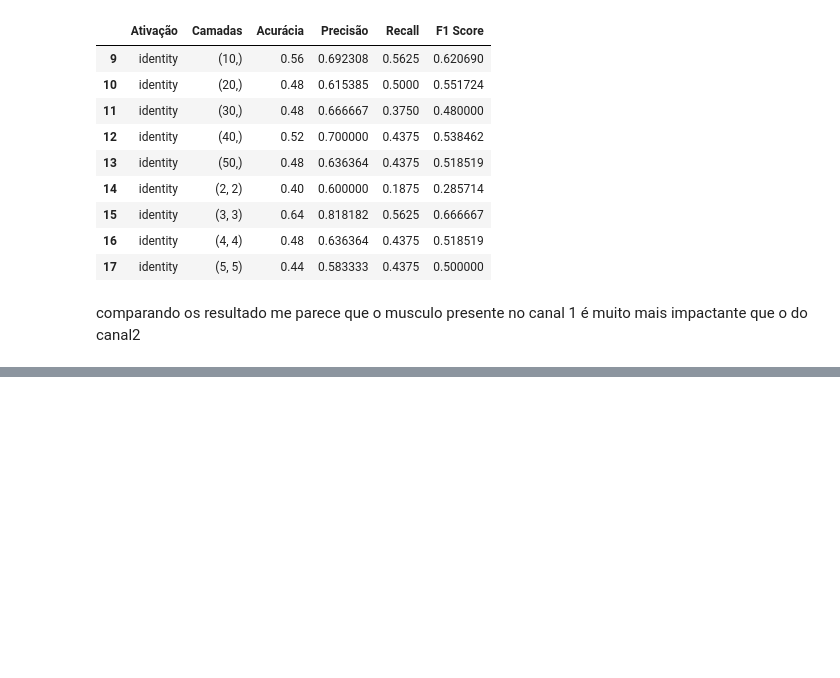
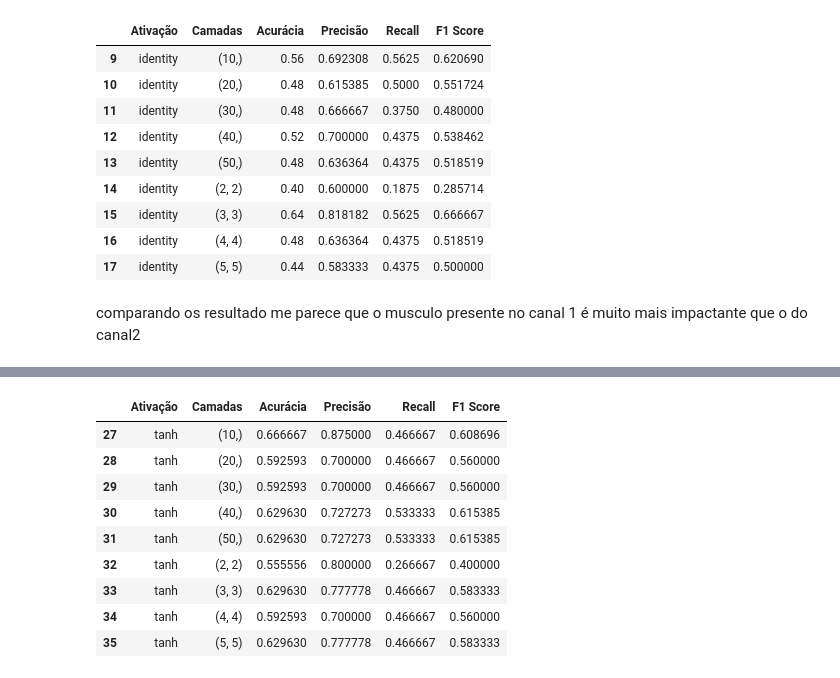
Before and after one commit to PedroOlavo/Bolsa_IC, a Jupyter notebook: Testes_RNA_Movimentos.ipynb, the cells around one changed output, grey strips where cells are left out. Drawn from its saved outputs; the diff is of its cells as text; code cells hidden in the pictures; blank space fills up the shorter version.

```diff
--- a/Testes_RNA_Movimentos.ipynb
+++ b/Testes_RNA_Movimentos.ipynb
@@ -213,0 +228,9 @@ comparando os resultado me parece que o musculo presente no canal 1 é muito mai
+# %%
+y = dados3['class']
+dados3.drop(columns=['class'], inplace=True)
+x = dados3
+X_train, X_test, Y_train, Y_test = train_test_split(x, y, test_size=0.3, random_state=1)
+# %%
+scaler = StandardScaler()
+
+scaler.fit_transform(X_train)
@@ -213,0 +251,42 @@ comparando os resultado me parece que o musculo presente no canal 1 é muito mai
+# %%
+ativações = ['relu', 'identity', 'logistic', 'tanh']
+layers = [(10,),(20,),(30,),(40,),(50,),(2,2),(3,3),(4,4),(5,5)]
+df3 = pd.DataFrame(columns=['Ativação','Camadas', 'Acurácia', 'Precisão', 'Recall', 'F1 Score'])
+i = 0
+for ativação in ativações:
+  i = i
+  for layer in layers:
+    lista = []
+    rede = MLPClassifier(activation=ativação,hidden_layer_sizes=layer,max_iter=300 ,random_state=1);
+    rede.fit(X_train,Y_train);
+    pred = rede.predict(X_test);
+    acc = accuracy_score(Y_test, pred);
+    prec = precision_score(Y_test, pred);
+    rec = recall_score(Y_test, pred);
+    f1 = f1_score(Y_test, pred);
+    lista.append(ativação)
+    lista.append(layer)
+    lista.append(acc)
+    lista.append(prec)
+    lista.append(rec)
+    lista.append(f1)
+    df3.loc[i] = lista
+    i = i + 1
+# %%
+df_tanh3 = df3.loc[df3['Ativação']=='tanh']
+df_relu3 = df3.loc[df3['Ativação']=='relu']
+df_identity3 = df3.loc[df3['Ativação']=='identity']
+df_logistic3 = df3.loc[df3['Ativação']=='logistic']
+# %%
+df_tanh3
+# %% [output]
+|  | Ativação | Camadas | Acurácia | Precisão | Recall | F1 Score |
+| 27 | tanh | (10,) | 0.666667 | 0.875000 | 0.466667 | 0.608696 |
+| 28 | tanh | (20,) | 0.592593 | 0.700000 | 0.466667 | 0.560000 |
+| 29 | tanh | (30,) | 0.592593 | 0.700000 | 0.466667 | 0.560000 |
+| 30 | tanh | (40,) | 0.629630 | 0.727273 | 0.533333 | 0.615385 |
+| 31 | tanh | (50,) | 0.629630 | 0.727273 | 0.533333 | 0.615385 |
+| 32 | tanh | (2, 2) | 0.555556 | 0.800000 | 0.266667 | 0.400000 |
+| 33 | tanh | (3, 3) | 0.629630 | 0.777778 | 0.466667 | 0.583333 |
+| 34 | tanh | (4, 4) | 0.592593 | 0.700000 | 0.466667 | 0.560000 |
+| 35 | tanh | (5, 5) | 0.629630 | 0.777778 | 0.466667 | 0.583333 |
```
Also changed, not shown: parts of 7 cells of this notebook.
